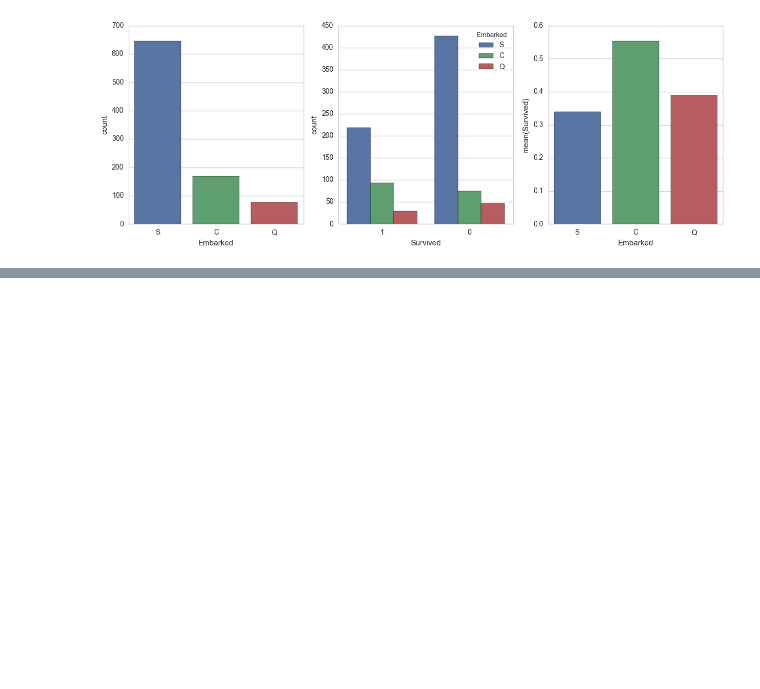
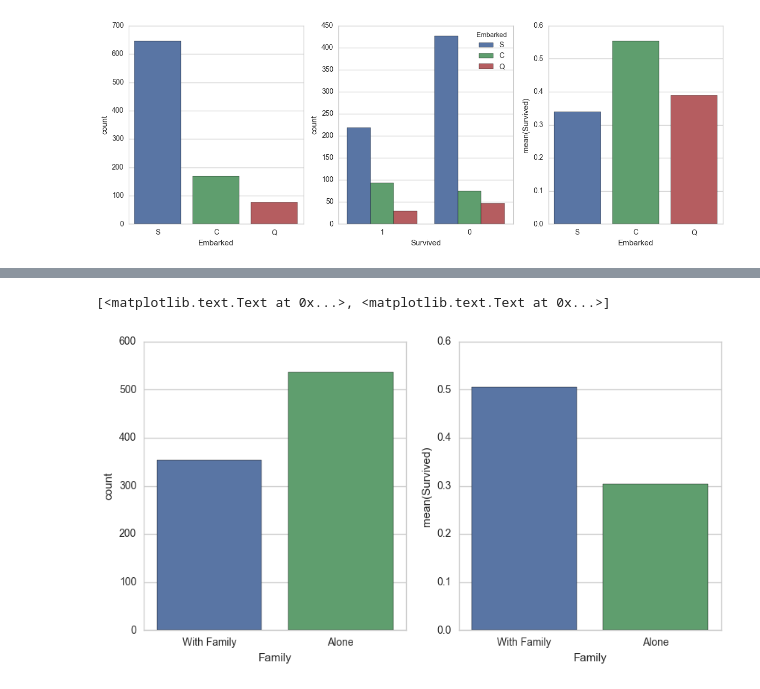
Before and after one commit to jerry-sc/kaggle, a Jupyter notebook: Titanic/titanic.ipynb, the cells around one changed output, grey strips where cells are left out. Cells and saved outputs as stored; diff of their text form; code cells hidden in the pictures; blank space fills up the shorter version.

```diff
--- a/Titanic/titanic.ipynb
+++ b/Titanic/titanic.ipynb
@@ -143,0 +190,4 @@ train_df
+# %%
+# Cabin 缺失值太多，应该不会对最终结果产生太多影响，故删除
+train_df.drop('Cabin', axis=1, inplace=True)
+test_df.drop('Cabin', axis=1, inplace=True)
@@ -143,0 +212,13 @@ train_df
+# %%
+# plot sharex 作用使得此画布中的所有子画布公用一个
+fig, (axis1,axis2) = plt.subplots(1,2, sharex=True, figsize=(10,5))
+
+sns.countplot(x='Family', data=train_df, order=[1,0], ax=axis1)
+
+#family_prec = train_df[['Family','Survived']].groupby(['Family'], as_index=False).mean()
+sns.barplot(x='Family',y='Survived', data = train_df, order=[1,0], ci=None,ax=axis2)
+
+axis1.set_xticklabels(['With Family','Alone'], rotation=0)
+# %% [output]
+[<matplotlib.text.Text at 0x...>, <matplotlib.text.Text at 0x...>]
+[figure, added]
```
Also changed, not shown: parts of 23 cells of this notebook.
